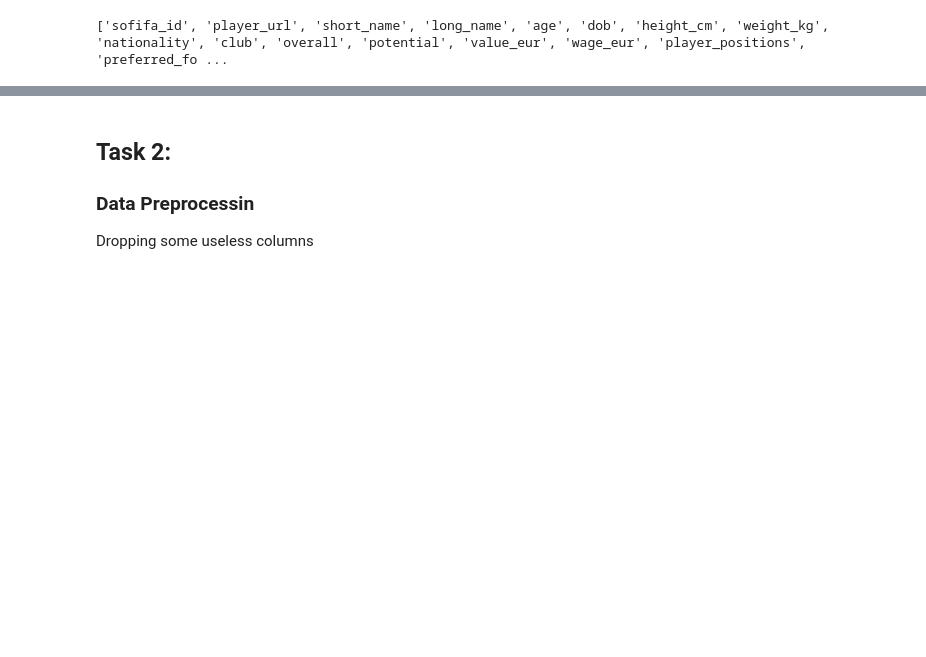
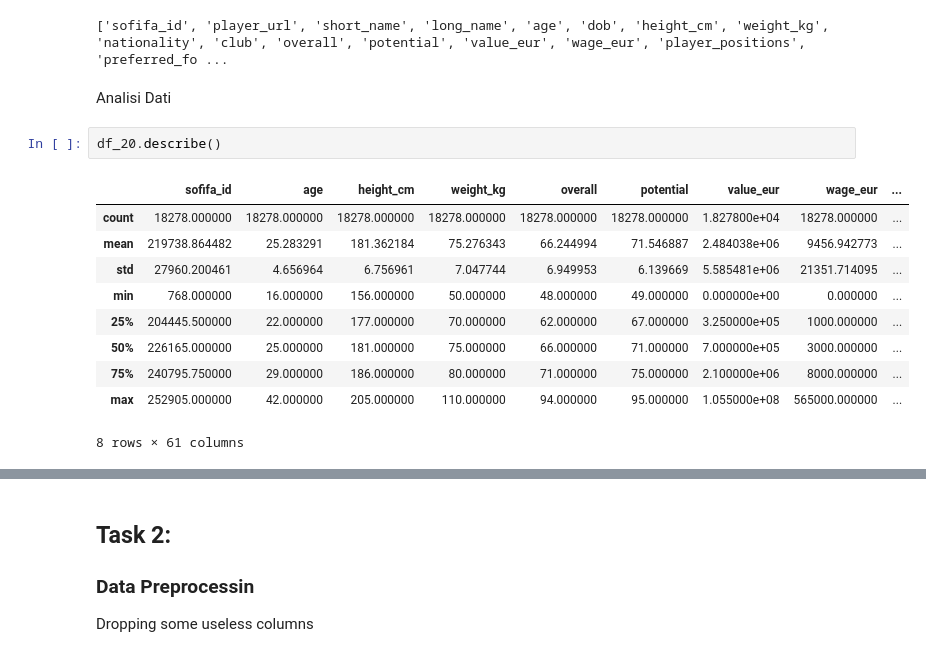
Before and after one commit to Finardiprof/Python, a Jupyter notebook: Fifa_data.ipynb, the cells around one changed output, grey strips where cells are left out. Drawn from its saved outputs; the diff is of its cells as text; blank space fills up the shorter version.

```diff
--- a/Fifa_data.ipynb
+++ b/Fifa_data.ipynb
@@ -41,3 +49,18 @@ colonne = list(df_20.columns)
 print(colonne)
 # %% [output]
 ['sofifa_id', 'player_url', 'short_name', 'long_name', 'age', 'dob', 'height_cm', 'weight_kg', 'nationality', 'club', 'overall', 'potential', 'value_eur', 'wage_eur', 'player_positions', 'preferred_fo ...
+# %% [markdown]
+Analisi Dati
+# %%
+df_20.describe()
+# %% [output]
+|  | sofifa_id | age | height_cm | weight_kg | overall | potential | value_eur | wage_eur | ... |
+| count | 18278.000000 | 18278.000000 | 18278.000000 | 18278.000000 | 18278.000000 | 18278.000000 | 1.827800e+04 | 18278.000000 | ... |
+| mean | 219738.864482 | 25.283291 | 181.362184 | 75.276343 | 66.244994 | 71.546887 | 2.484038e+06 | 9456.942773 | ... |
+| std | 27960.200461 | 4.656964 | 6.756961 | 7.047744 | 6.949953 | 6.139669 | 5.585481e+06 | 21351.714095 | ... |
+| min | 768.000000 | 16.000000 | 156.000000 | 50.000000 | 48.000000 | 49.000000 | 0.000000e+00 | 0.000000 | ... |
+| 25% | 204445.500000 | 22.000000 | 177.000000 | 70.000000 | 62.000000 | 67.000000 | 3.250000e+05 | 1000.000000 | ... |
+| 50% | 226165.000000 | 25.000000 | 181.000000 | 75.000000 | 66.000000 | 71.000000 | 7.000000e+05 | 3000.000000 | ... |
+| 75% | 240795.750000 | 29.000000 | 186.000000 | 80.000000 | 71.000000 | 75.000000 | 2.100000e+06 | 8000.000000 | ... |
+| max | 252905.000000 | 42.000000 | 205.000000 | 110.000000 | 94.000000 | 95.000000 | 1.055000e+08 | 565000.000000 | ... |
+8 rows × 61 columns
```
Also changed, not shown: parts of 5 cells of this notebook.
